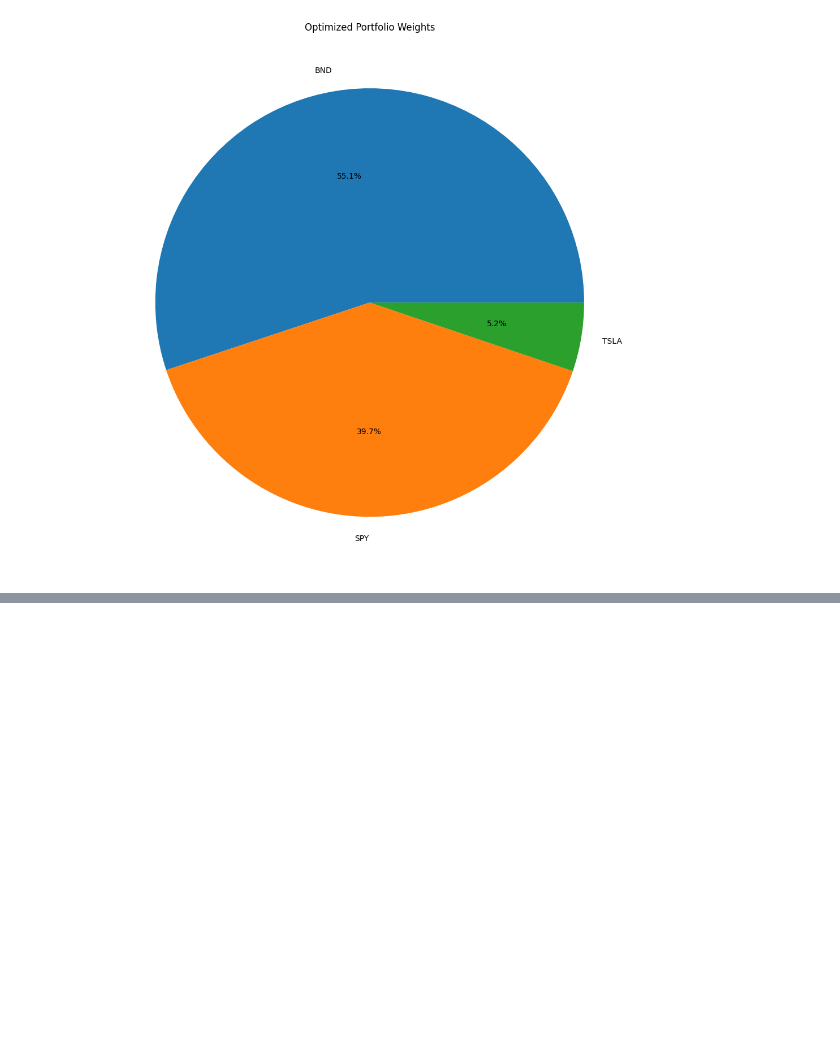
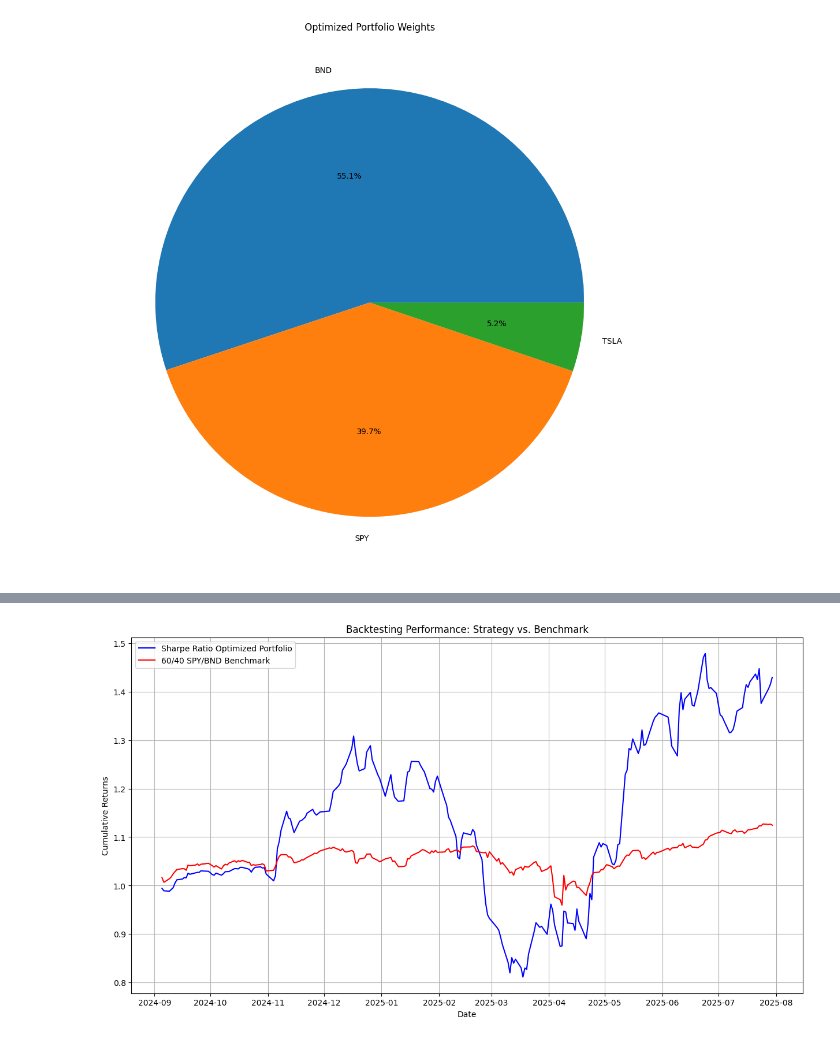
Before and after one commit to hinsenedinka/GMF-Investments-Portfolio-Management-with-Time-Series-Analysis, a Jupyter notebook: notebook/Time Series Forecasting and Portfolio Optimization.ipynb, the cells around one changed output, grey strips where cells are left out. Cells and saved outputs as stored; diff of their text form; code cells hidden in the pictures; blank space fills up the shorter version.

Commit message:
Completed Backtesting

```diff
--- a/notebook/Time Series Forecasting and Portfolio Optimization.ipynb
+++ b/notebook/Time Series Forecasting and Portfolio Optimization.ipynb
@@ -509,0 +517,97 @@ TSLA: 5.19%
+# %%
+from pypfopt.risk_models import CovarianceShrinkage
+
+benchmark_tickers = ['SPY', 'BND']
+start_date = '2024-08-01'
+end_date = '2025-07-31'
+
+benchmark_data = yf.download(benchmark_tickers, start=start_date, end=end_date)['Close']
+benchmark_returns = benchmark_data.pct_change().dropna()
+
+# Define the backtesting period
+backtest_start = '2024-08-01'
+backtest_end = '2025-07-31'
+backtest_data = data.loc[backtest_start:backtest_end]
+
+# Define rebalancing frequency
+rebalance_freq = 'ME' # 'ME' for monthly
+
+# Store period returns and weights in lists
+all_period_returns_list = []
+portfolio_weights = pd.DataFrame(columns=data.columns)
+portfolio_cumulative_returns = pd.Series([1.0], index=[backtest_start])
+
+# Get rebalancing dates
+rebalancing_dates = pd.to_datetime(backtest_data.resample(rebalance_freq).last().index)
+
+# Backtesting loop
+for i in range(len(rebalancing_dates) - 1):
+    optimization_period_end = rebalancing_dates[i]
+    next_rebalance_date = rebalancing_dates[i + 1]
+
+    optimization_data = data.loc[:optimization_period_end].iloc[-252:]
+
+    if len(optimization_data) < 252:
+        continue
+
+    mu = expected_returns.mean_historical_return(optimization_data)
+    S = CovarianceShrinkage(optimization_data).ledoit_wolf()
+
+    try:
+        ef = EfficientFrontier(mu, S)
+        weights = ef.max_sharpe(risk_free_rate=0.01)
+    except ValueError:
+        ef = EfficientFrontier(mu, S)
+        weights = ef.min_volatility()
+
+    cleaned_weights = ef.clean_weights()
+
+    period_returns = data.loc[optimization_period_end:next_rebalance_date].pct_change().dropna()
+    period_portfolio_returns = (period_returns @ pd.Series(cleaned_weights)).dropna()
+
+    # Append the period returns to the list
+    all_period_returns_list.append(period_portfolio_returns)
+
+    last_cumulative_return = portfolio_cumulative_returns.iloc[-1]
+    new_cumulative_returns = last_cumulative_return * (1 + period_portfolio_returns).cumprod()
+    portfolio_cumulative_returns = pd.concat([portfolio_cumulative_returns, new_cumulative_returns.iloc[1:]])
+
+portfolio_cumulative_returns = portfolio_cumulative_returns.iloc[1:]
+
+# Concatenate all period returns into a single Series for the Sharpe ratio calculation
+portfolio_returns = pd.concat(all_period_returns_list)
+
+# Create the benchmark portfolio
+benchmark_weights = {'SPY': 0.60, 'BND': 0.40}
+benchmark_portfolio = (benchmark_returns.loc[backtest_start:backtest_end] @ pd.Series(benchmark_weights)).dropna()
+benchmark_cumulative_returns = (1 + benchmark_portfolio).cumprod()
+benchmark_cumulative_returns = benchmark_cumulative_returns.reindex(portfolio_cumulative_returns.index, method='pad')
+
+# Plot the cumulative returns
+plt.figure(figsize=(15, 8))
+plt.plot(portfolio_cumulative_returns, label='Sharpe Ratio Optimized Portfolio', color='blue')
+plt.plot(benchmark_cumulative_returns, label='60/40 SPY/BND Benchmark', color='red')
+plt.title('Backtesting Performance: Strategy vs. Benchmark')
+plt.xlabel('Date')
+plt.ylabel('Cumulative Returns')
+plt.legend()
+plt.grid(True)
+plt.show()
+
+# Calculate Final Performance Metrics
+final_portfolio_return = portfolio_cumulative_returns.iloc[-1] - 1
+final_benchmark_return = benchmark_cumulative_returns.iloc[-1] - 1
+
+# Calculate Sharpe Ratio
+risk_free_rate = 0.01
+trading_days = 252
+sharpe_portfolio = (final_portfolio_return - risk_free_rate) / (portfolio_returns.std() * np.sqrt(trading_days))
+sharpe_benchmark = (final_benchmark_return - risk_free_rate) / (benchmark_portfolio.std() * np.sqrt(trading_days))
+
+print("--- Backtest Results ---")
+print(f"Final Strategy Return: {final_portfolio_return:.2%}")
+print(f"Final Benchmark Return: {final_benchmark_return:.2%}")
+print("-" * 25)
+print(f"Strategy Sharpe Ratio: {sharpe_portfolio:.2f}")
+print(f"Benchmark Sharpe Ratio: {sharpe_benchmark:.2f}")
+# %% [output]
@@ -509,0 +615 @@ TSLA: 5.19%
+[figure, added]
```
Also changed, not shown: parts of 8 cells of this notebook.
